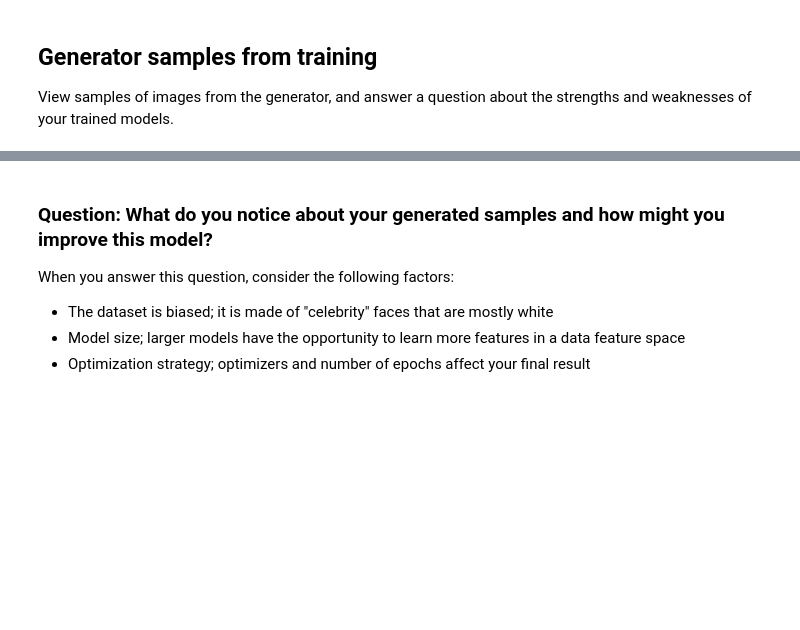
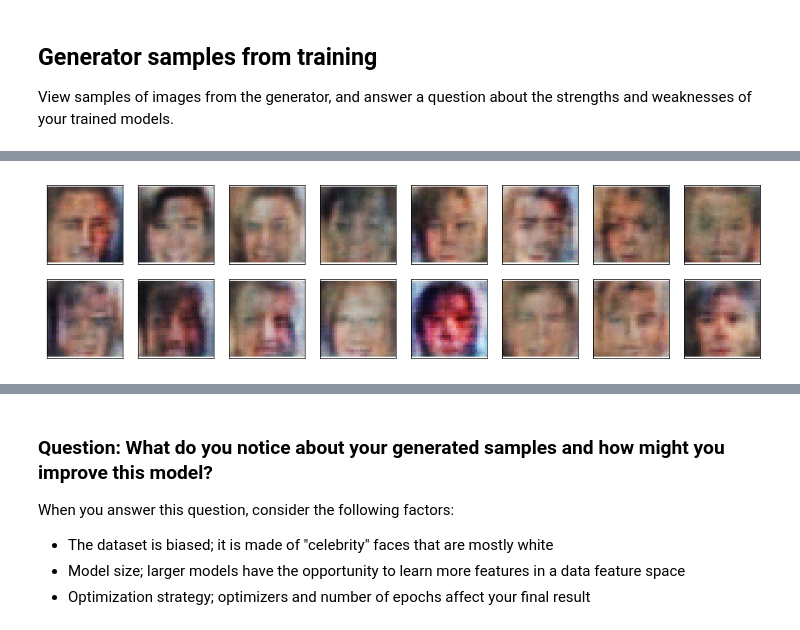
Before and after one commit to Wilbertz/Face-Generation, a Jupyter notebook: dlnd_face_generation.ipynb, the cells around one changed output, grey strips where cells are left out. Cells and saved outputs as stored; diff of their text form; code cells hidden in the pictures; blank space fills up the shorter version.

```diff
--- a/dlnd_face_generation.ipynb
+++ b/dlnd_face_generation.ipynb
@@ -669,0 +840,4 @@ _ = view_samples(0, samples)
+# %%
+_ = view_samples(0, samples)
+# %% [output]
+[figure, added]
```
Also changed, not shown: parts of 44 cells of this notebook.
